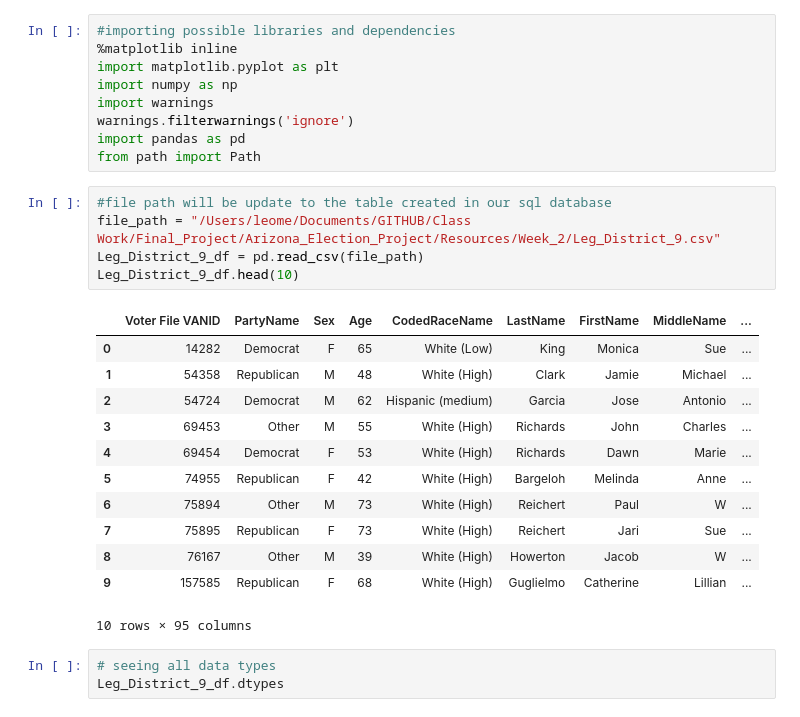
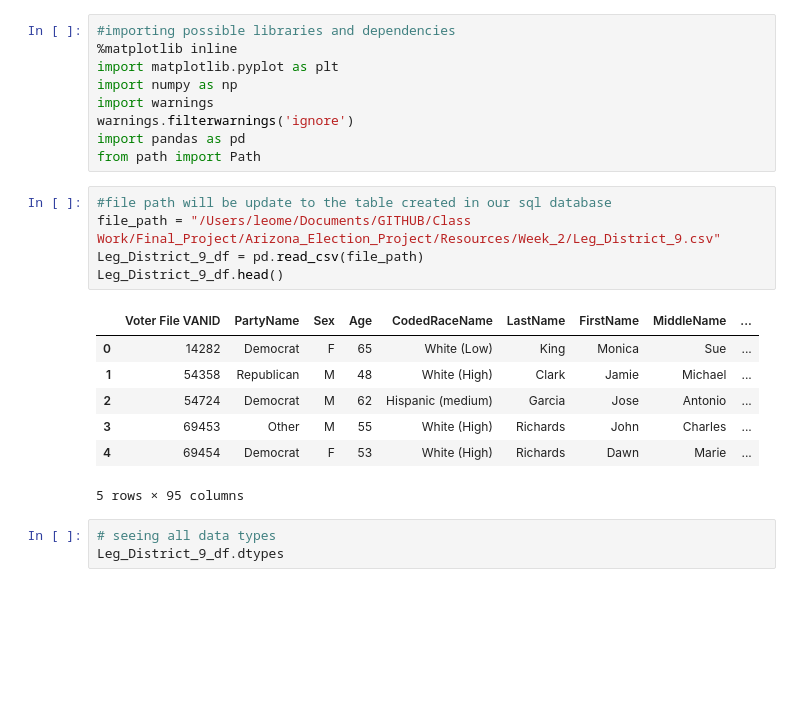
Before and after one commit to leomerits/Arizona_Election_Project, a Jupyter notebook: Leg_District_9_df_Data_Cleaning.ipynb, the cells around one changed output. Drawn from its saved outputs; the diff is of its cells as text; blank space fills up the shorter version.

Commit message:
Added Leg_District_9_df_Data_Cleaning and Machine_Learning

```diff
--- a/Leg_District_9_df_Data_Cleaning.ipynb
+++ b/Leg_District_9_df_Data_Cleaning.ipynb
@@ -10,21 +10,16 @@ from path import Path
 # %%
 #file path will be update to the table created in our sql database
 file_path = "/Users/leome/Documents/GITHUB/Class Work/Final_Project/Arizona_Election_Project/Resources/Week_2/Leg_District_9.csv"
 Leg_District_9_df = pd.read_csv(file_path)
-Leg_District_9_df.head(10)
+Leg_District_9_df.head()
 # %% [output]
 |  | Voter File VANID | PartyName | Sex | Age | CodedRaceName | LastName | FirstName | MiddleName | ... |
 | 0 | 14282 | Democrat | F | 65 | White (Low) | King | Monica | Sue | ... |
 | 1 | 54358 | Republican | M | 48 | White (High) | Clark | Jamie | Michael | ... |
 | 2 | 54724 | Democrat | M | 62 | Hispanic (medium) | Garcia | Jose | Antonio | ... |
 | 3 | 69453 | Other | M | 55 | White (High) | Richards | John | Charles | ... |
 | 4 | 69454 | Democrat | F | 53 | White (High) | Richards | Dawn | Marie | ... |
-| 5 | 74955 | Republican | F | 42 | White (High) | Bargeloh | Melinda | Anne | ... |
-| 6 | 75894 | Other | M | 73 | White (High) | Reichert | Paul | W | ... |
-| 7 | 75895 | Republican | F | 73 | White (High) | Reichert | Jari | Sue | ... |
-| 8 | 76167 | Other | M | 39 | White (High) | Howerton | Jacob | W | ... |
-| 9 | 157585 | Republican | F | 68 | White (High) | Guglielmo | Catherine | Lillian | ... |
-10 rows × 95 columns
+5 rows × 95 columns
 # %%
 # seeing all data types
 Leg_District_9_df.dtypes
```
Also changed, not shown: parts of 5 cells of this notebook.
